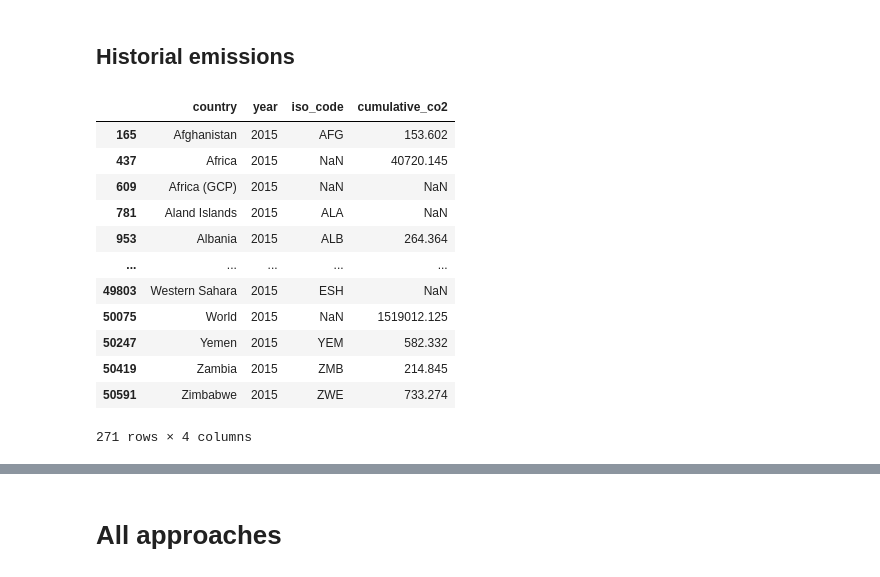
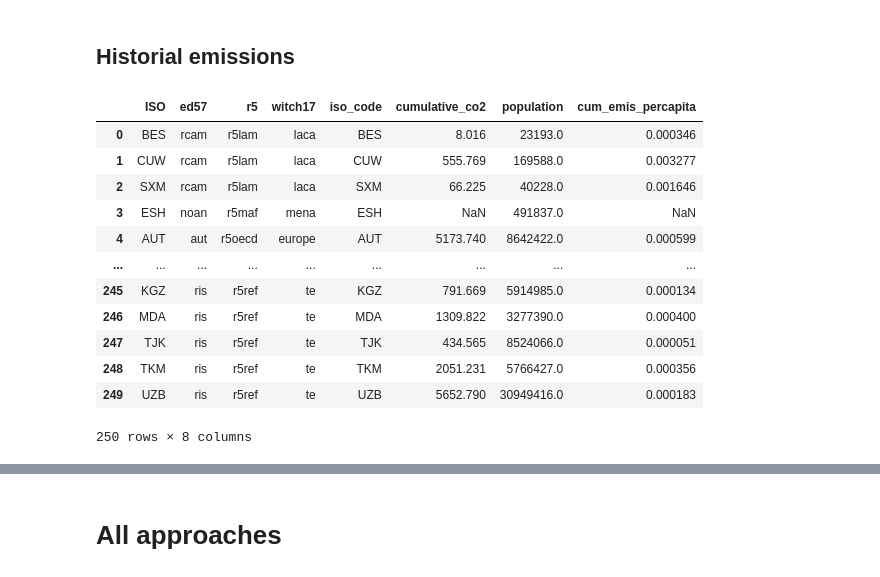
Before and after one commit to DanielPerezF/ClimateChange-WISE-project, a Jupyter notebook: region_data.ipynb, the cells around one changed output, grey strips where cells are left out. Saved outputs shown, nothing was run; the diff lists cells and outputs as text; code cells hidden in the pictures.

```diff
--- a/region_data.ipynb
+++ b/region_data.ipynb
@@ -210,21 +210,24 @@ See the caveats in the documentation: https://pandas.pydata.org/pandas-docs/stab
 # %% [markdown]
 ## Historial emissions
 # %%
-hist_emis = pd.read_csv('owid-co2-data.csv',usecols=['country','year','iso_code','cumulative_co2'])
+hist_emis = pd.read_csv('owid-co2-data.csv',usecols=['country','year','iso_code','cumulative_co2','population'])
 hist_emis = hist_emis[hist_emis['year'] == 2015]
 
-map_codes = pd.read_csv('map_codes.csv')
+map_codes = pd.read_csv('map_codes.csv',delimiter=';')
+map_codes = pd.merge(map_codes,hist_emis[['iso_code','cumulative_co2','population']],'left',left_on='ISO',right_on='iso_code')
+map_codes['cum_emis_percapita'] = map_codes['cumulative_co2'] / map_codes['population']
+map_codes
 # %% [output]
-|  | country | year | iso_code | cumulative_co2 |
-| 165 | Afghanistan | 2015 | AFG | 153.602 |
-| 437 | Africa | 2015 | NaN | 40720.145 |
-| 609 | Africa (GCP) | 2015 | NaN | NaN |
-| 781 | Aland Islands | 2015 | ALA | NaN |
-| 953 | Albania | 2015 | ALB | 264.364 |
-| ... | ... | ... | ... | ... |
-| 49803 | Western Sahara | 2015 | ESH | NaN |
-| 50075 | World | 2015 | NaN | 1519012.125 |
-| 50247 | Yemen | 2015 | YEM | 582.332 |
-| 50419 | Zambia | 2015 | ZMB | 214.845 |
-| 50591 | Zimbabwe | 2015 | ZWE | 733.274 |
+|  | ISO | ed57 | r5 | witch17 | iso_code | cumulative_co2 | population | cum_emis_percapita |
+| 0 | BES | rcam | r5lam | laca | BES | 8.016 | 23193.0 | 0.000346 |
+| 1 | CUW | rcam | r5lam | laca | CUW | 555.769 | 169588.0 | 0.003277 |
+| 2 | SXM | rcam | r5lam | laca | SXM | 66.225 | 40228.0 | 0.001646 |
+| 3 | ESH | noan | r5maf | mena | ESH | NaN | 491837.0 | NaN |
+| 4 | AUT | aut | r5oecd | europe | AUT | 5173.740 | 8642422.0 | 0.000599 |
+| ... | ... | ... | ... | ... | ... | ... | ... | ... |
+| 245 | KGZ | ris | r5ref | te | KGZ | 791.669 | 5914985.0 | 0.000134 |
+| 246 | MDA | ris | r5ref | te | MDA | 1309.822 | 3277390.0 | 0.000400 |
+| 247 | TJK | ris | r5ref | te | TJK | 434.565 | 8524066.0 | 0.000051 |
+| 248 | TKM | ris | r5ref | te | TKM | 2051.231 | 5766427.0 | 0.000356 |
+| 249 | UZB | ris | r5ref | te | UZB | 5652.790 | 30949416.0 | 0.000183 |
-271 rows × 4 columns
+250 rows × 8 columns
```
Also changed, not shown: parts of 8 cells of this notebook, 4 other files.
